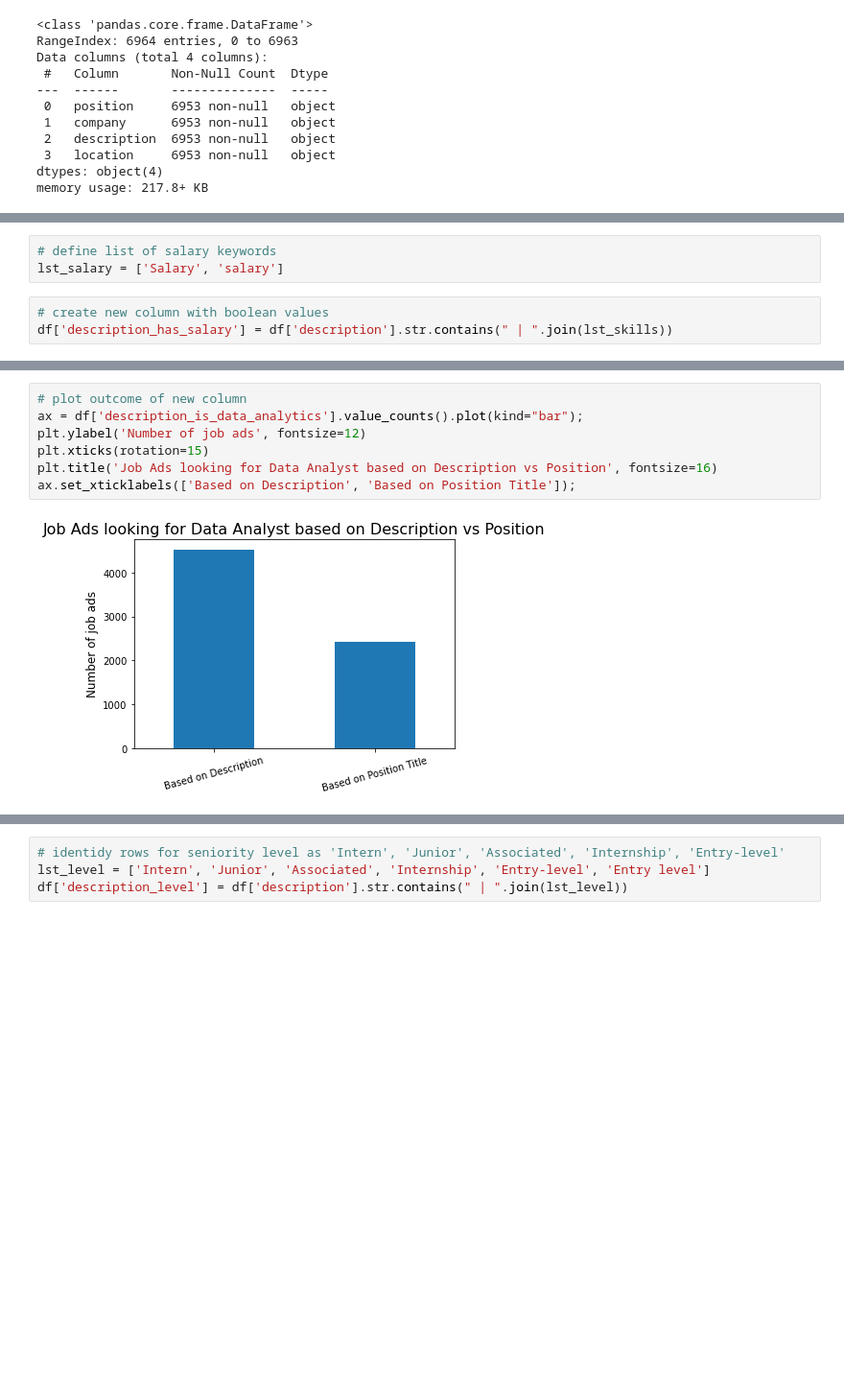
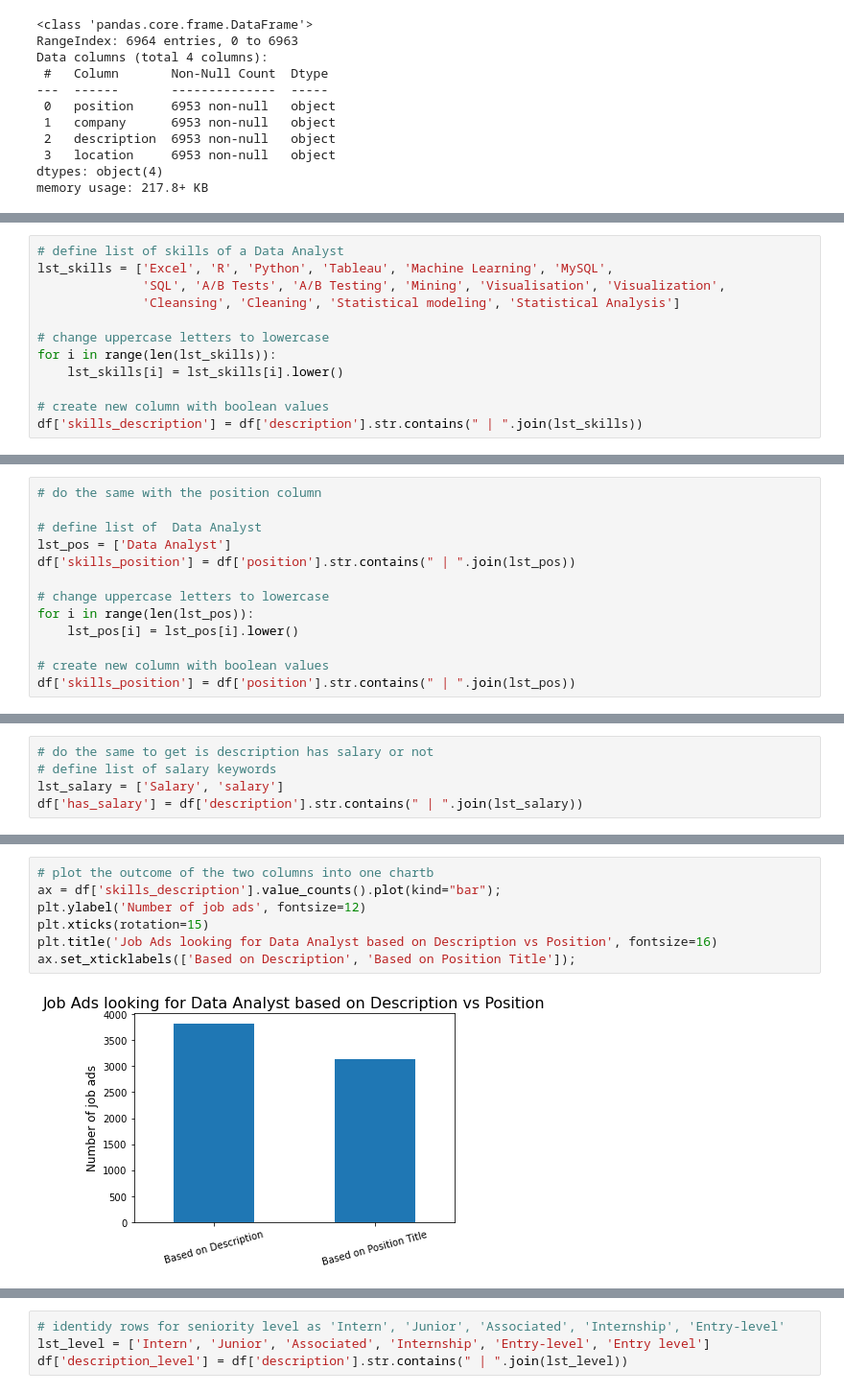
Before and after one commit to lillaszulyovszky/ironhack-projects, a Jupyter notebook: data-science-job-market-us/data-science-job-market-us.ipynb, the cells around one changed output, grey strips where cells are left out. Shown: that part at 96% size. Saved outputs shown, nothing was run; the diff lists cells and outputs as text; blank space fills up the shorter version.

```diff
--- a/data-science-job-market-us/data-science-job-market-us.ipynb
+++ b/data-science-job-market-us/data-science-job-market-us.ipynb
@@ -280,0 +317,12 @@ ax.set_xticklabels(['Salary excluded', 'Salary included']);
+# %%
+# define list of skills of a Data Analyst
+lst_skills = ['Excel', 'R', 'Python', 'Tableau', 'Machine Learning', 'MySQL',
+              'SQL', 'A/B Tests', 'A/B Testing', 'Mining', 'Visualisation', 'Visualization',
+              'Cleansing', 'Cleaning', 'Statistical modeling', 'Statistical Analysis']
+
+# change uppercase letters to lowercase
+for i in range(len(lst_skills)):
+    lst_skills[i] = lst_skills[i].lower()
+
+# create new column with boolean values
+df['skills_description'] = df['description'].str.contains(" | ".join(lst_skills))
@@ -280,0 +339,13 @@ ax.set_xticklabels(['Salary excluded', 'Salary included']);
+# %%
+# do the same with the position column
+
+# define list of  Data Analyst
+lst_pos = ['Data Analyst']
+df['skills_position'] = df['position'].str.contains(" | ".join(lst_pos))
+
+# change uppercase letters to lowercase
+for i in range(len(lst_pos)):
+    lst_pos[i] = lst_pos[i].lower()
+
+# create new column with boolean values
+df['skills_position'] = df['position'].str.contains(" | ".join(lst_pos))
@@ -281,9 +361,8 @@ ax.set_xticklabels(['Salary excluded', 'Salary included']);
 # %%
+# do the same to get is description has salary or not
 # define list of salary keywords
 lst_salary = ['Salary', 'salary']
+df['has_salary'] = df['description'].str.contains(" | ".join(lst_salary))
-# %%
-# create new column with boolean values
-df['description_has_salary'] = df['description'].str.contains(" | ".join(lst_skills))
 # %%
 #test
 df.head()
@@ -297,9 +386,9 @@ df.head()
 # %%
-# plot outcome of new column
-ax = df['description_is_data_analytics'].value_counts().plot(kind="bar");
+# plot the outcome of the two columns into one chartb
+ax = df['skills_description'].value_counts().plot(kind="bar");
 plt.ylabel('Number of job ads', fontsize=12)
 plt.xticks(rotation=15)
 plt.title('Job Ads looking for Data Analyst based on Description vs Position', fontsize=16)
 ax.set_xticklabels(['Based on Description', 'Based on Position Title']);
 # %% [output]
-[figure, old version]
+[figure, new version]
```
Also changed, not shown: parts of 29 cells of this notebook, 1 other file.
